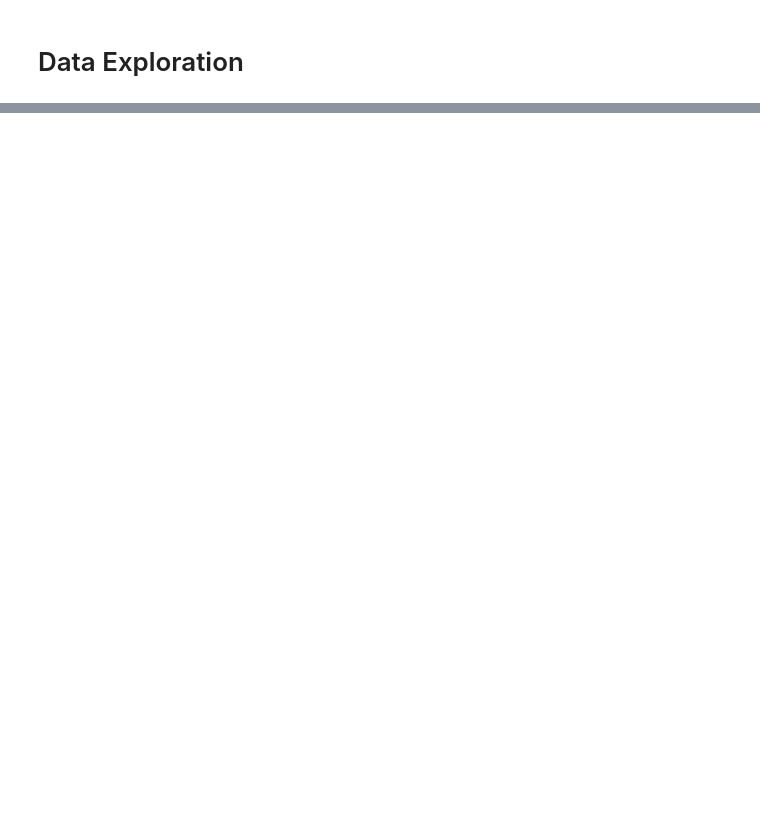
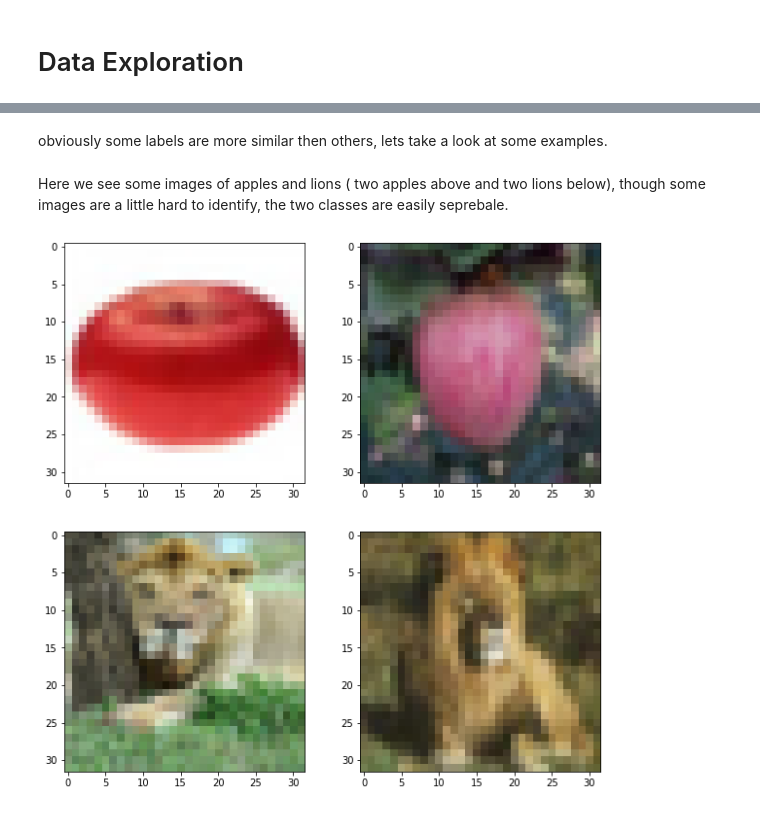
Before and after one commit to Zshoham/YHB, a Jupyter notebook: assignment1.ipynb, the cells around one changed output, grey strips where cells are left out. Cells and saved outputs as stored; diff of their text form; code cells hidden in the pictures; blank space fills up the shorter version.

```diff
--- a/assignment1.ipynb
+++ b/assignment1.ipynb
@@ -53,0 +69,6 @@ fine_label_names = meta[b'fine_label_names']
+# %%
+def get_label_name(label_id):
+  return fine_label_names[label_id]
+
+def get_label_id(label_name):
+  return np.where(fine_label_names == label_name)[0][0]
@@ -73,0 +132,17 @@ aux[3].bar(test_fine_lbl, test_fine_lbl_counts, label="testing low level label d
+# %% [markdown]
+obviously some labels are more similar then others, lets take a look at some examples.
+# %%
+def get_label_examples(data, label, size=10):
+  lbl_indx = np.arange(len(train_fine_labels))
+  lbl_filter = train_fine_labels == get_label_id(label)
+  indecies = np.random.choice(lbl_indx[lbl_filter], size, replace=False)
+  return data[indecies]
+# %% [markdown]
+Here we see some images of apples and lions ( two apples above and two lions below), though some images are a little hard to identify, the two classes are easily seprebale.
+# %%
+apple_examples = get_label_examples(train_data, 'apple', size=2)
+bee_examples = get_label_examples(train_data, 'lion', size=2)
+examples = np.concatenate((apple_examples, bee_examples))
+plot_images(examples)
+# %% [output]
+[figure, added]
```
Also changed, not shown: parts of 22 cells of this notebook.
